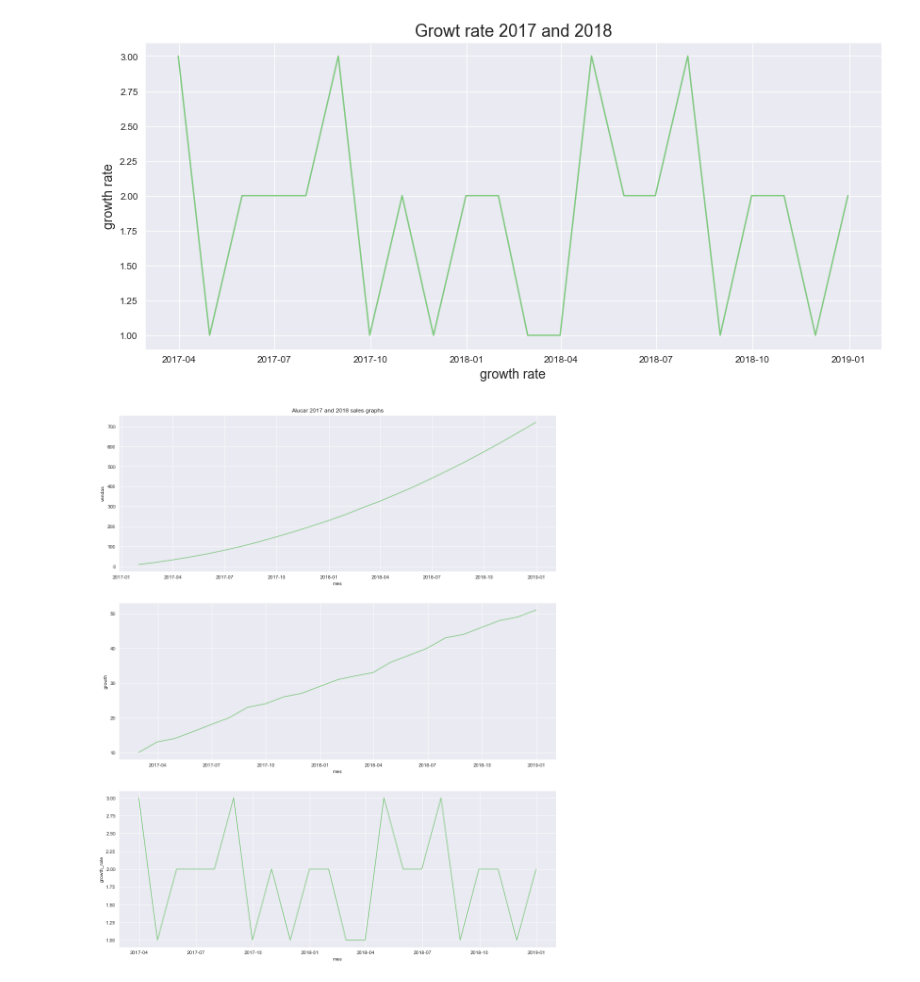
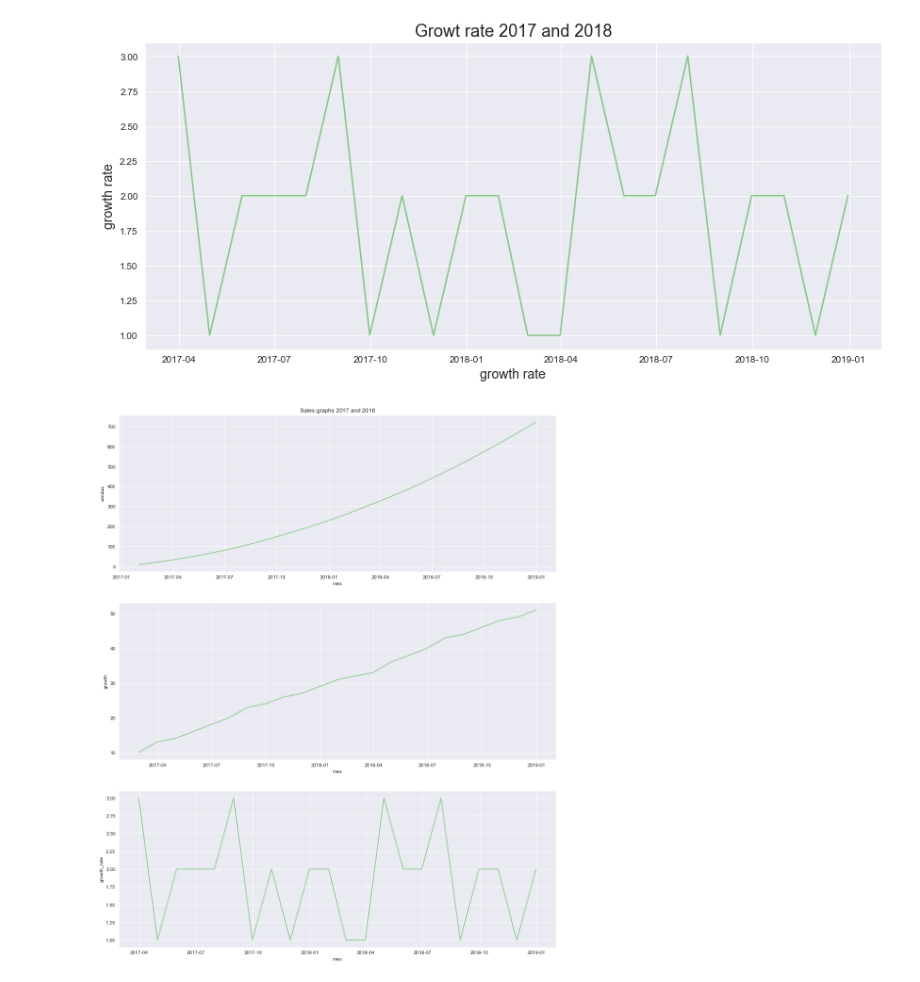
Before and after one commit to Igor-Arantes/Time-Series-Analysis, a Jupyter notebook: Time Series Analysis.ipynb, the cells around one changed output. Drawn from its saved outputs; the diff is of its cells as text; code cells hidden in the pictures.

```diff
--- a/Time Series Analysis.ipynb
+++ b/Time Series Analysis.ipynb
@@ -54,14 +57,17 @@ plot('Growt rate 2017 and 2018', 'growth rate','Time', 'mes', 'growth_rate', alu
 [figure]
 # %%
 #Gropup the 3 graphs in one figure
-plt.figure(figsize=(16,20))
-ax = plt.subplot(3,1,1)
-ax.set_title('Alucar 2017 and 2018 sales graphs')
-sns.lineplot(x='mes',y='vendas',data=alucar)
-plt.subplot(3,1,2)
-sns.lineplot(x='mes',y='growth',data=alucar)
-plt.subplot(3,1,3)
-sns.lineplot(x='mes',y='growth_rate',data=alucar)
-ax = ax
+def plot_three(title,x,y1,y2,y3,dataset):
+    plt.figure(figsize=(16,20))
+    ax = plt.subplot(3,1,1)
+    ax.set_title(title)
+    sns.lineplot(x=x,y=y1,data=dataset)
+    plt.subplot(3,1,2)
+    sns.lineplot(x=x,y=y2,data=dataset)
+    plt.subplot(3,1,3)
+    sns.lineplot(x=x,y=y3,data=dataset)
+    ax = ax
-# %% [output]
-[figure, removed]
+# %%
+plot_three('Sales graphs 2017 and 2018', 'mes','vendas', 'growth', 'growth_rate',alucar)
+# %% [output]
+[figure, added]
```
Also changed, not shown: parts of 23 cells of this notebook.
